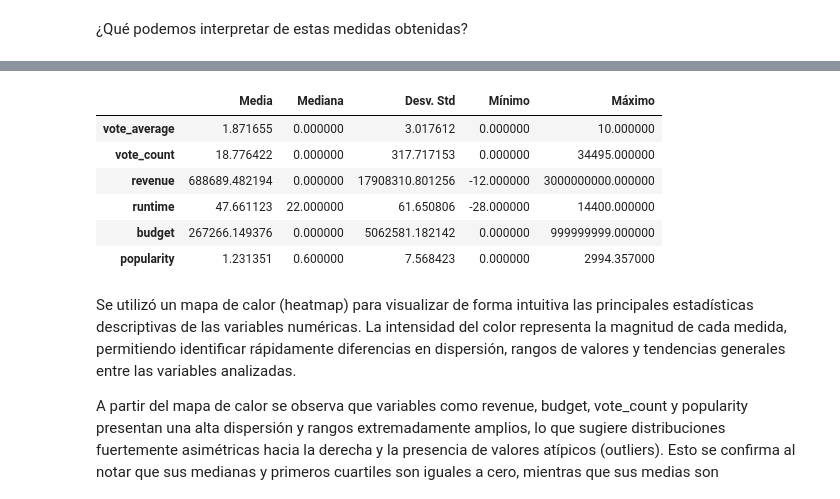
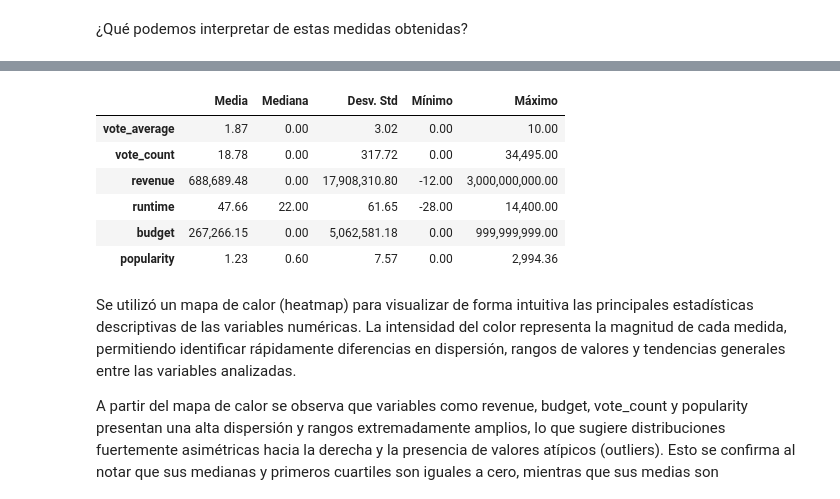
Before and after one commit to nat1600/data-mining-movies, a Jupyter notebook: Final_Project_TMDB_Data_Mining.ipynb, the cells around one changed output, grey strips where cells are left out. Cells and saved outputs as stored; diff of their text form; code cells hidden in the pictures.

```diff
--- a/Final_Project_TMDB_Data_Mining.ipynb
+++ b/Final_Project_TMDB_Data_Mining.ipynb
@@ -113,5 +118,8 @@ DatasetDict({
 # Convertir el split "train" a pandas
 df = dataset["train"].to_pandas()
 
-print(f"Se cargaron {len(df)} filas.")
+# Convertir a DataFrame de pandas
+df = dataset['train'].to_pandas()
+
+print(f'Dataset cargado: {len(df):,} filas × {df.shape[1]} columnas')
 # %% [output]
@@ -292,19 +284,19 @@ El dataset refleja la realidad de la industria cinematográfica global: un catá
 # %%
 
-numerical_cols = ['vote_average', 'vote_count', 'revenue', 'runtime', 'budget', 'popularity']
+VARS_NUM = ['vote_average', 'vote_count', 'revenue', 'runtime', 'budget', 'popularity']
 
-resumen = df[numerical_cols].agg(['mean', 'median', 'std', 'min', 'max']).T
+resumen = df[VARS_NUM].agg(['mean', 'median', 'std', 'min', 'max']).T
 resumen.columns = ['Media', 'Mediana', 'Desv. Std', 'Mínimo', 'Máximo']
 
-resumen.style.background_gradient(cmap='Blues')
+resumen.style.background_gradient(cmap='Blues').format('{:,.2f}')
 # %% [output]
 |  | Media | Mediana | Desv. Std | Mínimo | Máximo |
-| vote_average | 1.871655 | 0.000000 | 3.017612 | 0.000000 | 10.000000 |
-| vote_count | 18.776422 | 0.000000 | 317.717153 | 0.000000 | 34495.000000 |
-| revenue | 688689.482194 | 0.000000 | 17908310.801256 | -12.000000 | 3000000000.000000 |
-| runtime | 47.661123 | 22.000000 | 61.650806 | -28.000000 | 14400.000000 |
-| budget | 267266.149376 | 0.000000 | 5062581.182142 | 0.000000 | 999999999.000000 |
-| popularity | 1.231351 | 0.600000 | 7.568423 | 0.000000 | 2994.357000 |
+| vote_average | 1.87 | 0.00 | 3.02 | 0.00 | 10.00 |
+| vote_count | 18.78 | 0.00 | 317.72 | 0.00 | 34,495.00 |
+| revenue | 688,689.48 | 0.00 | 17,908,310.80 | -12.00 | 3,000,000,000.00 |
+| runtime | 47.66 | 22.00 | 61.65 | -28.00 | 14,400.00 |
+| budget | 267,266.15 | 0.00 | 5,062,581.18 | 0.00 | 999,999,999.00 |
+| popularity | 1.23 | 0.60 | 7.57 | 0.00 | 2,994.36 |
 # %% [markdown]
 Se utilizó un mapa de calor (heatmap) para visualizar de forma intuitiva las principales estadísticas descriptivas de las variables numéricas.
 La intensidad del color representa la magnitud de cada medida, permitiendo identificar rápidamente diferencias en dispersión, rangos de valores y tendencias generales entre las variables analizadas.
```
Also changed, not shown: parts of 120 cells of this notebook.
